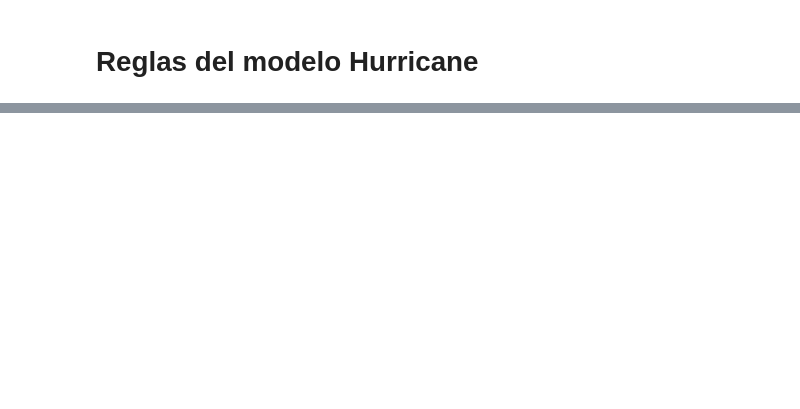
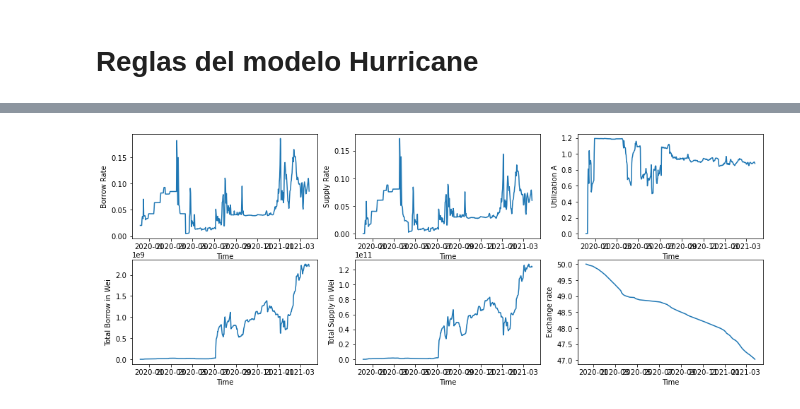
Before and after one commit to TruStartUp/tropyco-simulation, a Jupyter notebook: Modelo Hurricane/Simulación de Hurricane con los datos históricos de compound.ipynb, the cells around one changed output, grey strips where cells are left out. Saved outputs shown, nothing was run; the diff lists cells and outputs as text; code cells hidden in the pictures; blank space fills up the shorter version.

```diff
--- a/Modelo Hurricane/Simulación de Hurricane con los datos históricos de compound.ipynb
+++ b/Modelo Hurricane/Simulación de Hurricane con los datos históricos de compound.ipynb
@@ -343,0 +367,3 @@ plt.show()
+# %%
+response = requests.get(urlcomp,params)
+cdaiHD = response.json()
@@ -343,0 +420,40 @@ plt.show()
+# %%
+figsize(16,6)
+
+plt.subplot(2,3,1)
+plt.plot(BorRD)
+plt.xlabel('Time')
+plt.ylabel('Borrow Rate')
+
+plt.subplot(2,3,2)
+plt.plot(SupRD)
+plt.xlabel('Time')
+plt.ylabel('Supply Rate')
+
+plt.subplot(2,3,3)
+plt.plot(SupRD.index, UtiRD)
+plt.xlabel('Time')
+plt.ylabel('Utilization A')
+
+plt.subplot(2,3,4)
+plt.plot(TBorD)
+plt.xlabel('Time')
+plt.ylabel('Total Borrow in Wei')
+
+plt.subplot(2,3,5)
+plt.plot(TSupD)
+plt.xlabel('Time')
+plt.ylabel('Total Supply in Wei')
+
+plt.subplot(2,3,6)
+plt.plot(1/XrateD)
+plt.xlabel('Time')
+plt.ylabel('Exchange rate')
+
+# plt.subplot(2,3,7)
+# plt.plot(PUSD)
+# plt.xlabel('Time')
+# plt.ylabel('Price of ETH in USD')
+plt.show()
+# %% [output]
+[figure, added]
```
Also changed, not shown: parts of 17 cells of this notebook.
